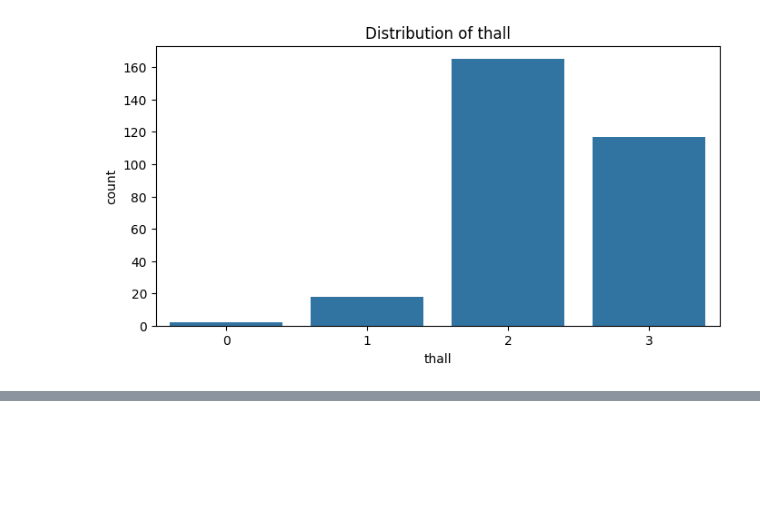
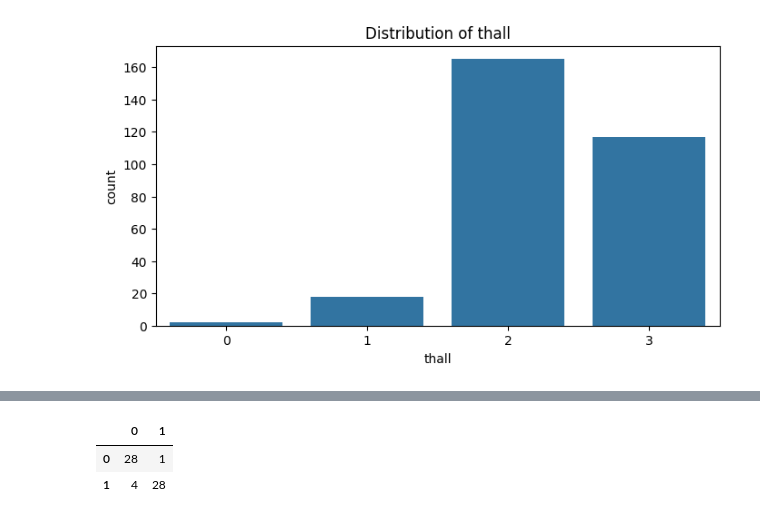
Before and after one commit to LoayElmokadem/Heart-Classfication, a Jupyter notebook: Heart_Attack_Analysis_&_Prediction_Dataset.ipynb, the cells around one changed output, grey strips where cells are left out. Saved outputs shown, nothing was run; the diff lists cells and outputs as text; code cells hidden in the pictures; blank space fills up the shorter version.

```diff
--- a/Heart_Attack_Analysis_&_Prediction_Dataset.ipynb
+++ b/Heart_Attack_Analysis_&_Prediction_Dataset.ipynb
@@ -167,10 +169,9 @@ for feature in categorical_features:
 X = df.drop('target', axis=1)
 y = df['target']
 # %%
-# Preprocessor for scaling numeric features and one-hot encoding categorical features
+# Preprocessor for scaling numeric features
 preprocessor = ColumnTransformer(
     transformers=[
         ('num', StandardScaler(), numeric_features),
-        ('cat', OneHotEncoder(), categorical_features)
     ]
 )
@@ -178,6 +203,6 @@ preprocessor = ColumnTransformer(
 # Create the full pipeline with preprocessing and model
 pipeline = Pipeline([
     ('preprocessor', preprocessor),
-    ('classifier', LogisticRegression(max_iter=1000))
+    ('classifier', svm.SVC())
 ])
 # %%
@@ -206,0 +247,7 @@ Accuracy: 0.89
+# %%
+from sklearn.metrics import confusion_matrix
+pd.DataFrame(confusion_matrix(y_test, y_pred))
+# %% [output]
+|  | 0 | 1 |
+| 0 | 28 | 1 |
+| 1 | 4 | 28 |
```
Also changed, not shown: parts of 10 cells of this notebook.
